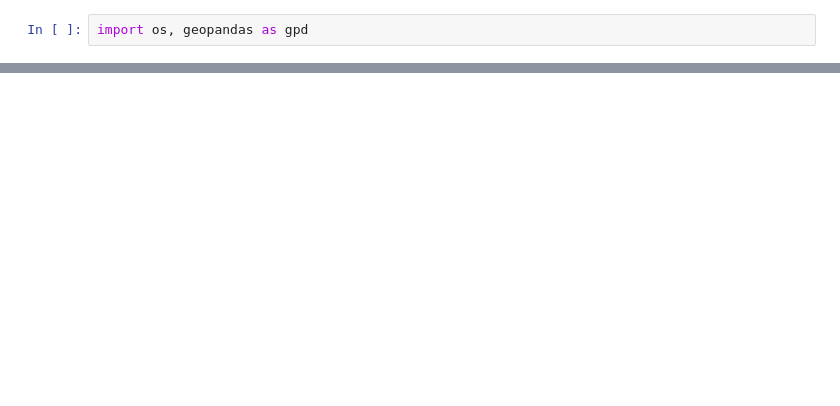
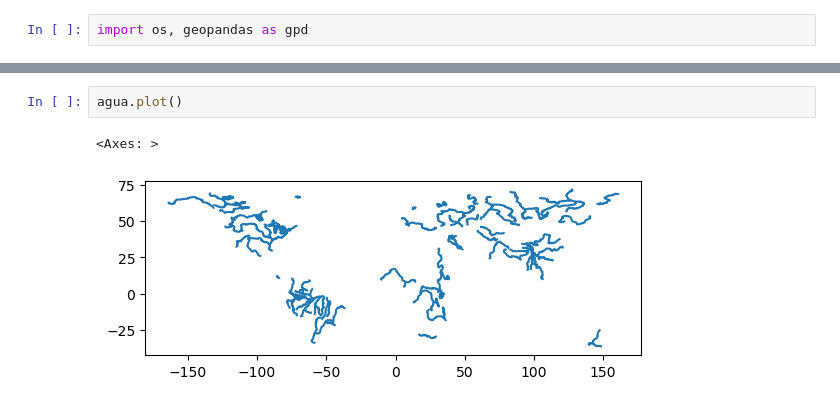
Before and after one commit to CarolinaPUCP/Evaluacion-2, a Jupyter notebook: CANADA - EVALUACION 2.ipynb, the cells around one changed output, grey strips where cells are left out. Cells and saved outputs as stored; diff of their text form; blank space fills up the shorter version.

```diff
--- a/CANADA - EVALUACION 2.ipynb
+++ b/CANADA - EVALUACION 2.ipynb
@@ -6,0 +17,5 @@ DriverError: AGUA.shp\PAIS.shp\CIUDAD.shp: No such file or directory
+# %%
+agua.plot()
+# %% [output]
+<Axes: >
+[figure, added]
```
Also changed, not shown: parts of 24 cells of this notebook, 52 other files.
